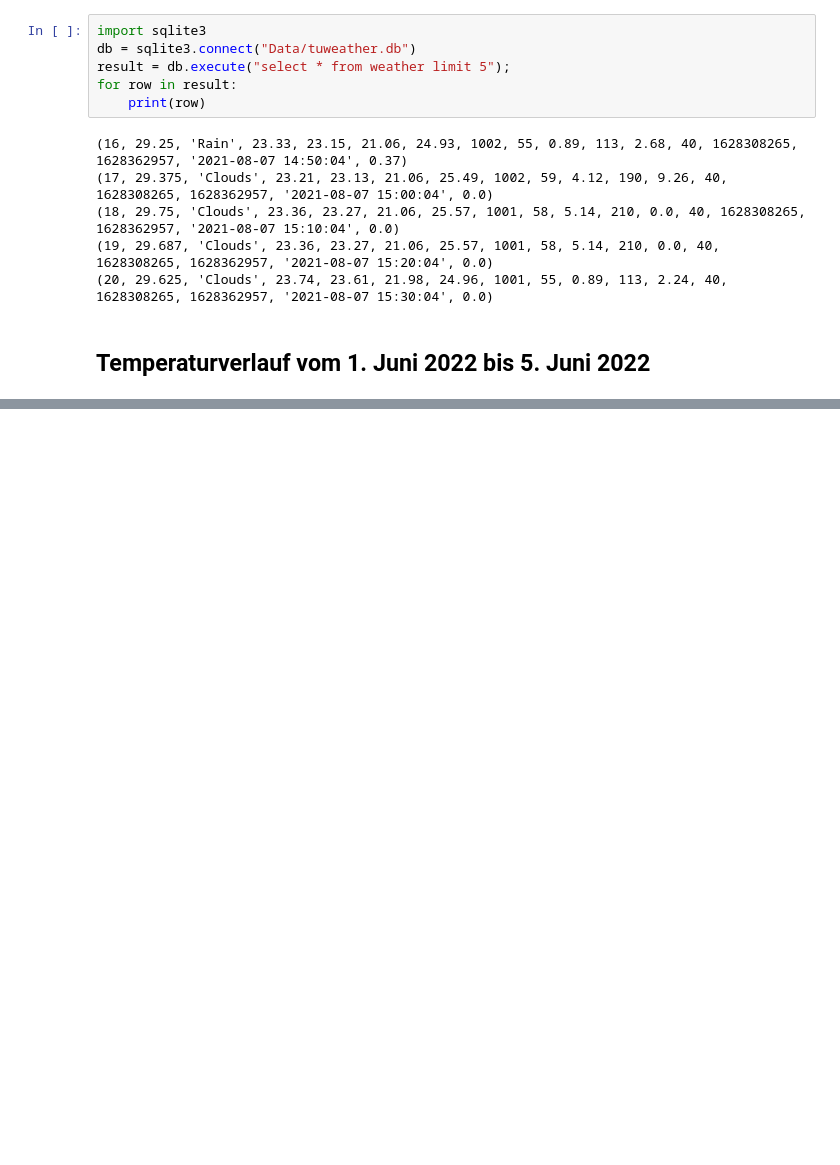
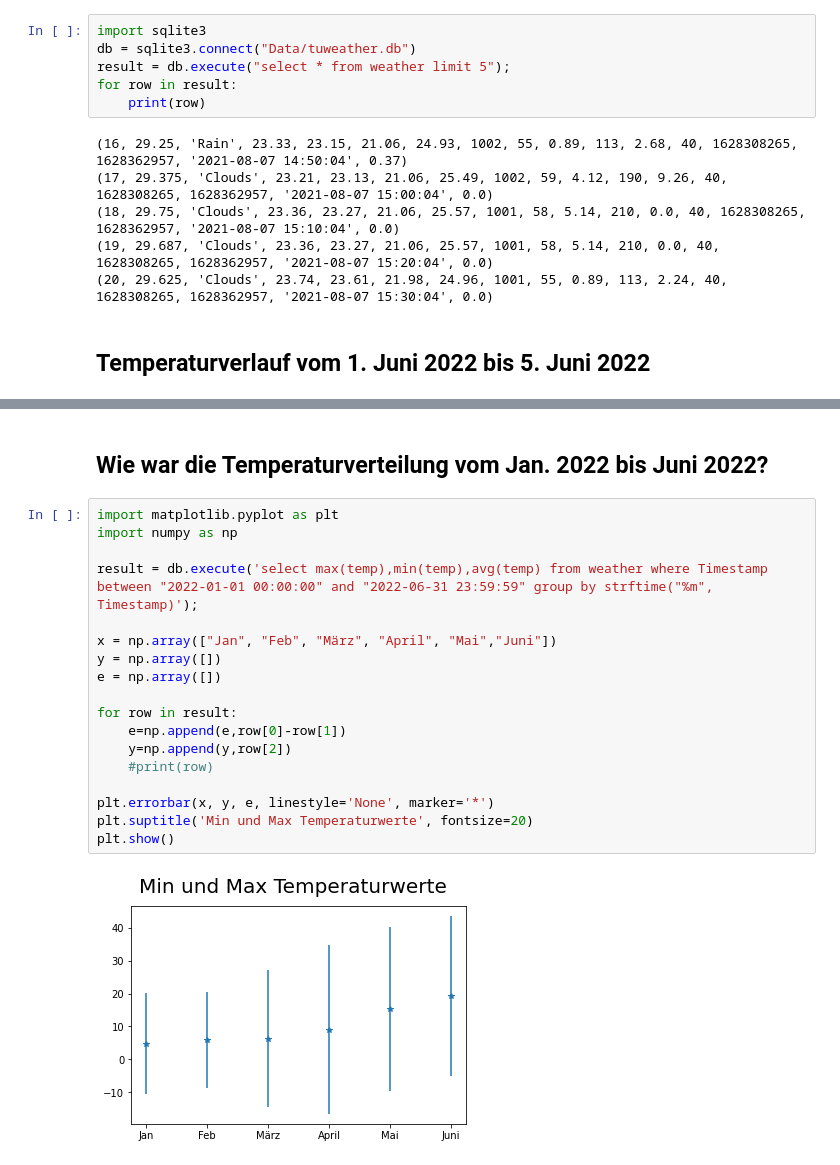
Before and after one commit to jtuttas/datenanalyse, a Jupyter notebook: weather.ipynb, the cells around one changed output, grey strips where cells are left out. Saved outputs shown, nothing was run; the diff lists cells and outputs as text; blank space fills up the shorter version.

```diff
--- a/weather.ipynb
+++ b/weather.ipynb
@@ -44,0 +43,22 @@ plt.gcf().autofmt_xdate()
+# %% [markdown]
+## Wie war die Temperaturverteilung vom Jan. 2022 bis Juni 2022?
+# %%
+import matplotlib.pyplot as plt
+import numpy as np
+
+result = db.execute('select max(temp),min(temp),avg(temp) from weather where Timestamp between "2022-01-01 00:00:00" and "2022-06-31 23:59:59" group by strftime("%m", Timestamp)');
+
+x = np.array(["Jan", "Feb", "März", "April", "Mai","Juni"])
+y = np.array([])
+e = np.array([])
+
+for row in result:
+    e=np.append(e,row[0]-row[1])
+    y=np.append(y,row[2])
+    #print(row)
+
+plt.errorbar(x, y, e, linestyle='None', marker='*')
+plt.suptitle('Min und Max Temperaturwerte', fontsize=20)
+plt.show()
+# %% [output]
+[figure, added]
```
Also changed, not shown: parts of 7 cells of this notebook.
